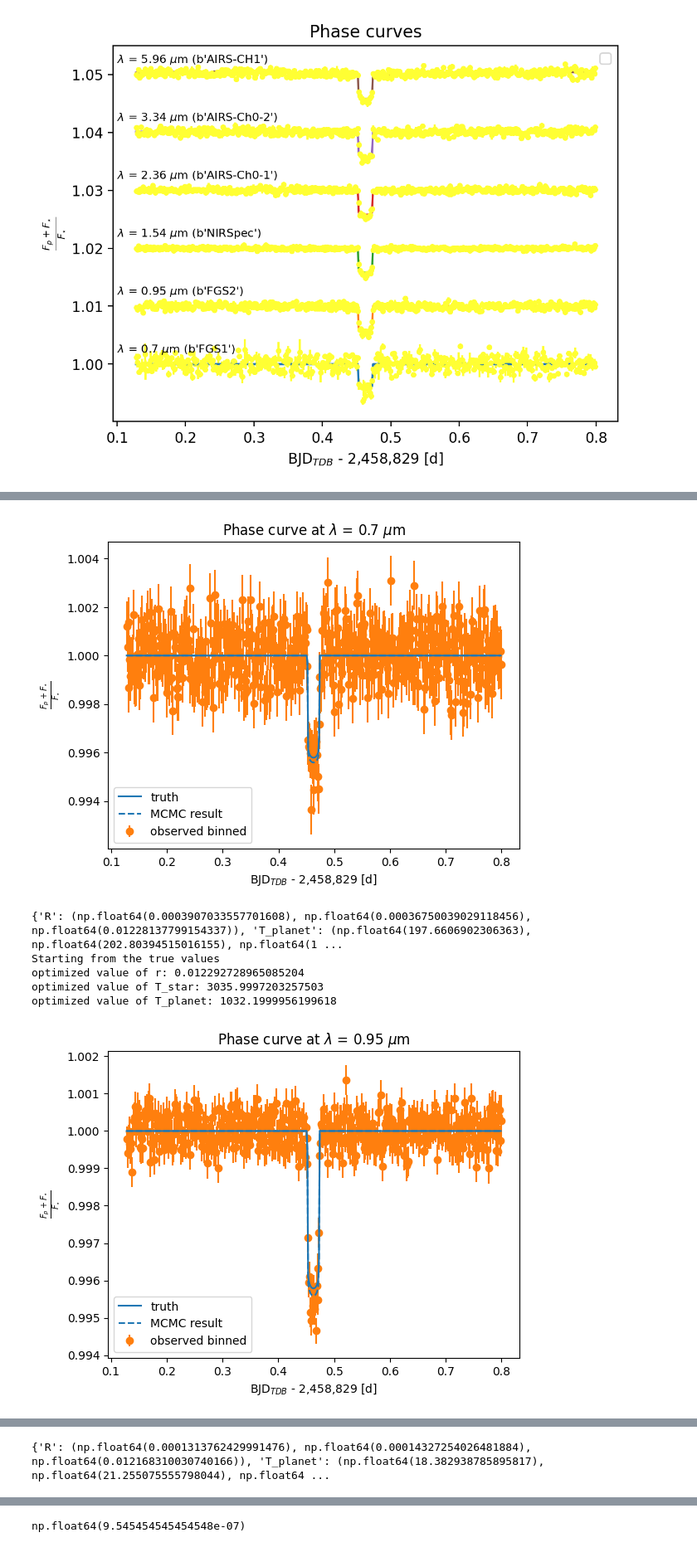
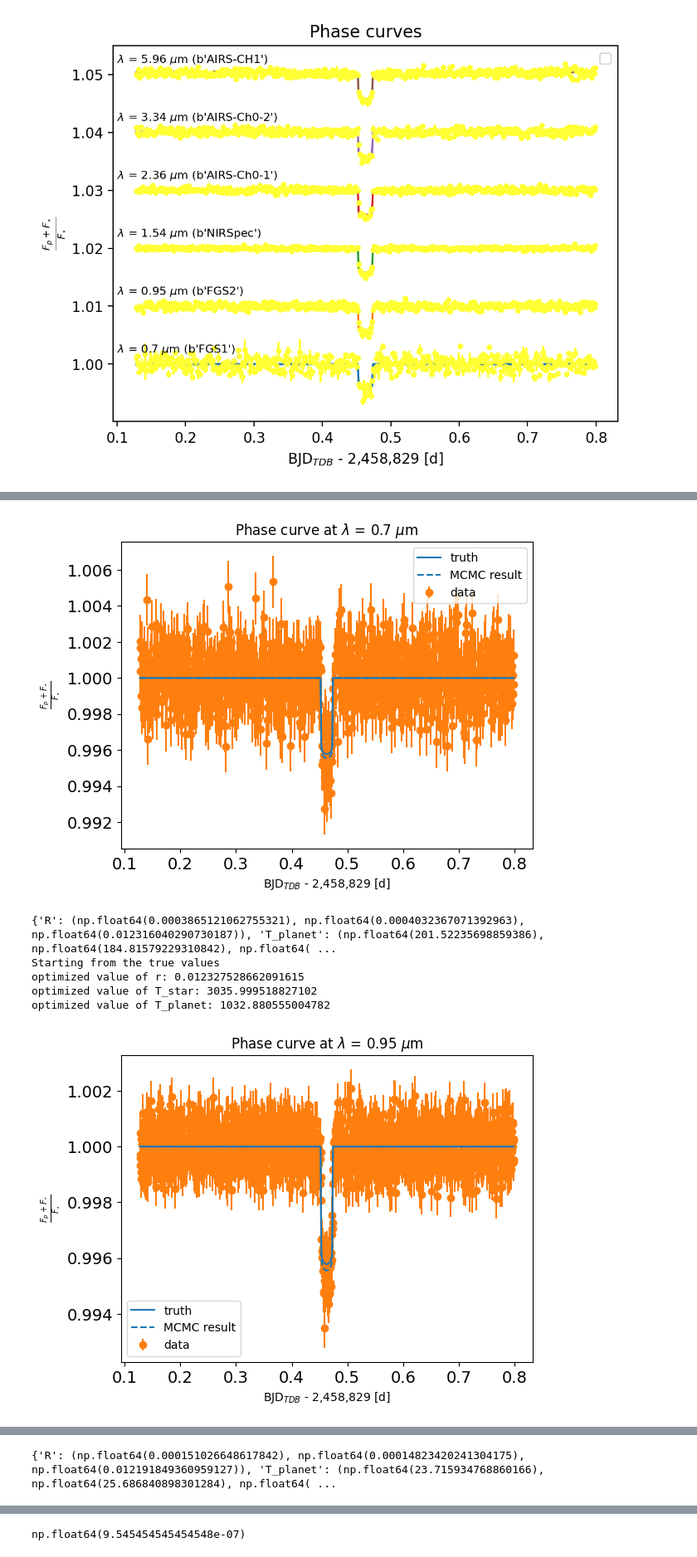
Before and after one commit to olwenrering/M2-LIU-Elsa, a Jupyter notebook: mcmc_multiwavelength.ipynb, the cells around one changed output, grey strips where cells are left out. Shown at 83% size. Saved outputs shown, nothing was run; the diff lists cells and outputs as text; code cells hidden in the pictures.

Commit message:
mcmc on all data points

```diff
--- a/mcmc_multiwavelength.ipynb
+++ b/mcmc_multiwavelength.ipynb
@@ -337,9 +424,9 @@ plt.show()
 # %%
-def mcmc(binned, lamb, P, R_star, M_star, time_transit, R_planet, T_star, T_planet, uu):
-        time = binned[0]
-        observed = binned[1]
-        yerr_array = binned[2]
-        yerr = binned[2][0]
+def mcmc(lamb, P, R_star, M_star, time_transit, R_planet, T_star, T_planet, uu):
+        time = dataset[lamb][0]
+        observed = dataset[lamb][1]
+        yerr_array = dataset[lamb][2]
+        yerr = dataset[lamb][2][0]
         def MCMC_model(time, yerr, y=None):
             # Priors for the parameters we're fitting for
 
@@ -445,7 +532,7 @@ def mcmc(binned, lamb, P, R_star, M_star, time_transit, R_planet, T_star, T_plan
         plt.figure()
         plt.plot(time, light_curve_model(time, lamb, R_planet, T_planet, T_star, P, R_star, M_star, time_transit, uu), label='truth', zorder=3)
         plt.plot(time, light_curve_model(time, lamb, R_mcmc, T_mcmc, T_star_mcmc, P, R_star, M_star, time_transit, uu), "--C0", label="MCMC result", zorder=3)
-        plt.errorbar(time, observed, yerr=yerr_array, fmt='o', label='observed binned')
+        plt.errorbar(time, observed, yerr=yerr_array, fmt='o', label='data')
         plt.title(rf'Phase curve at $\lambda$ = {lamb} $\mu$m')
         plt.legend()
         plt.xlabel(r'BJD$_{TDB}$ - 2,458,829 [d]')
@@ -462,8 +549,8 @@ Temps_minus = []
 for i, inst in enumerate(instru) :
     time = df2['datasets'][inst]['lc']['time'] - 2458828.93
     pc = df2['datasets'][inst]['lc']['model']
-    binned = fast_binning(time, df2['datasets'][inst]['lc']['ariel'], 2/(60*24), error=np.array(df2['datasets'][inst]['lc']['flux_error']))
-    data = mcmc(binned, list(wvl)[i], P, R_star, M_star, time_transit, R, T_star, T_planet, uu)
+    #binned = fast_binning(time, df2['datasets'][inst]['lc']['ariel'], 2/(60*24), error=np.array(df2['datasets'][inst]['lc']['flux_error']))
+    data = mcmc(list(wvl)[i], P, R_star, M_star, time_transit, R, T_star, T_planet, uu)
     print(data)
     radii_minus.append(data["R"][0])
     radii_plus.append(data["R"][1])
@@ -479,7 +566,7 @@ optimized value of T_planet: 1031.2476167897905
-[figure, old version]
+[figure, new version]
-{'R': (np.float64(0.0003907033557701608), np.float64(0.00036750039029118456), np.float64(0.01228137799154337)), 'T_planet': (np.float64(197.6606902306363), np.float64(202.80394515016155), np.float64(1 ...
+{'R': (np.float64(0.0003865121062755321), np.float64(0.0004032367071392963), np.float64(0.012316040290730187)), 'T_planet': (np.float64(201.52235698859386), np.float64(184.81579229310842), np.float64( ...
 Starting from the true values
-optimized value of r: 0.012292728965085204
-optimized value of T_star: 3035.9997203257503
-optimized value of T_planet: 1032.1999956199618
+optimized value of r: 0.012327528662091615
+optimized value of T_star: 3035.999518827102
+optimized value of T_planet: 1032.880555004782
-[figure, old version]
+[figure, new version]
@@ -510,4 +597,4 @@ optimized value of T_planet: 952.9664138337474
-{'R': (np.float64(0.0001313762429991476), np.float64(0.00014327254026481884), np.float64(0.012168310030740166)), 'T_planet': (np.float64(18.382938785895817), np.float64(21.255075555798044), np.float64 ...
+{'R': (np.float64(0.000151026648617842), np.float64(0.00014823420241304175), np.float64(0.012191849360959127)), 'T_planet': (np.float64(23.715934768860166), np.float64(25.686840898301284), np.float64( ...
 # %%
 print(radii)
 print(radii_minus)
```
Also changed, not shown: parts of 7 cells of this notebook.
